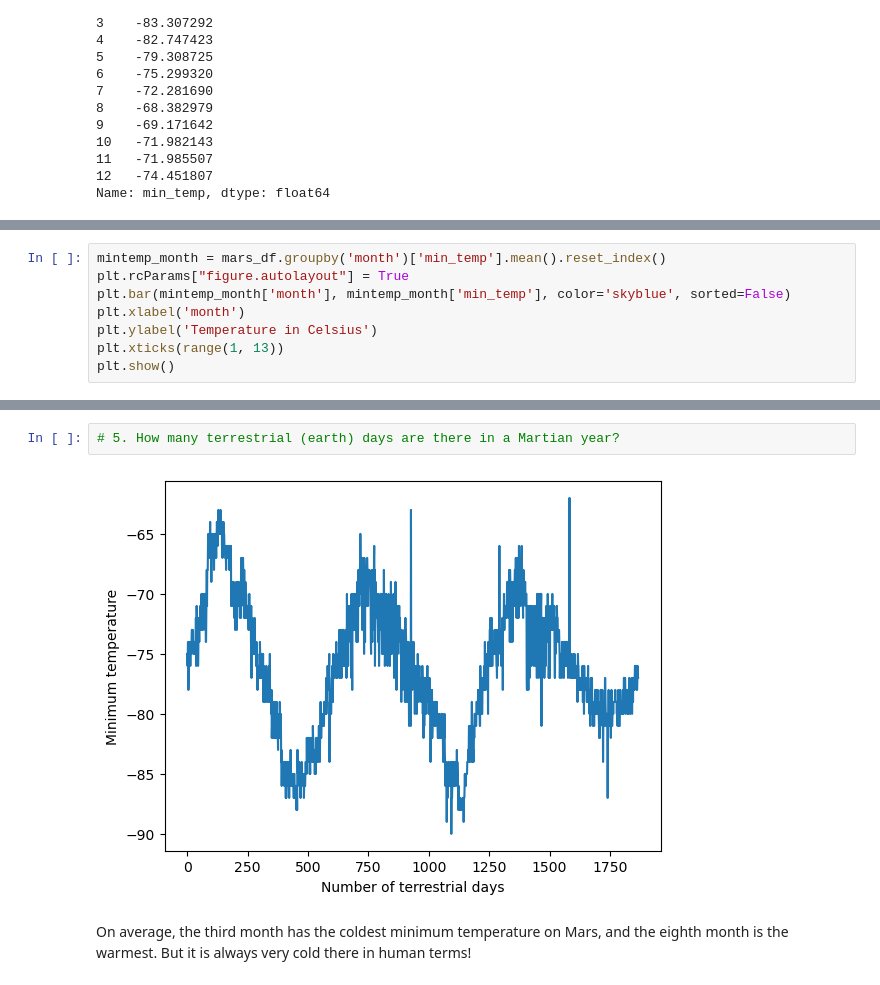
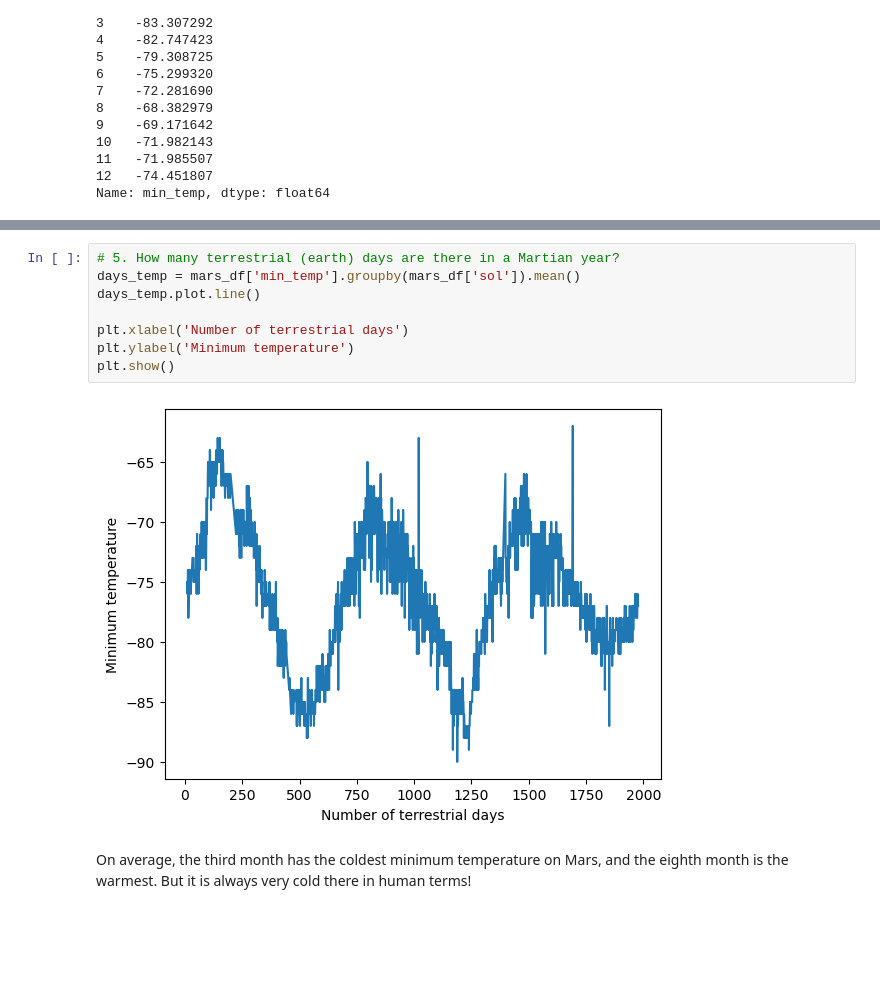
Before and after one commit to Roamazy/web-scraping-challenge, a Jupyter notebook: Starter_Code/part_2_mars_weather.ipynb, the cells around one changed output, grey strips where cells are left out. Cells and saved outputs as stored; diff of their text form; blank space fills up the shorter version.

```diff
--- a/Starter_Code/part_2_mars_weather.ipynb
+++ b/Starter_Code/part_2_mars_weather.ipynb
@@ -228,11 +225,3 @@ plt.xticks(range(1, 13))
 plt.show()
 # %% [output]
 [figure]
-# %%
-mintemp_month = mars_df.groupby('month')['min_temp'].mean().reset_index()
-plt.rcParams["figure.autolayout"] = True
-plt.bar(mintemp_month['month'], mintemp_month['min_temp'], color='skyblue', sorted=False)
-plt.xlabel('month')
-plt.ylabel('Temperature in Celsius')
-plt.xticks(range(1, 13))
-plt.show()
@@ -267,8 +267,14 @@ Name: pressure, dtype: float64
 [figure]
 # %%
 # 5. How many terrestrial (earth) days are there in a Martian year?
+days_temp = mars_df['min_temp'].groupby(mars_df['sol']).mean()
+days_temp.plot.line()
+
+plt.xlabel('Number of terrestrial days')
+plt.ylabel('Minimum temperature')
+plt.show()
 # %% [output]
-[figure, old version]
+[figure, new version]
 # %% [markdown]
 On average, the third month has the coldest minimum temperature on Mars, and the eighth month is the warmest. But it is always very cold there in human terms!
 # %% [markdown]
```
Also changed, not shown: parts of 6 cells of this notebook.
